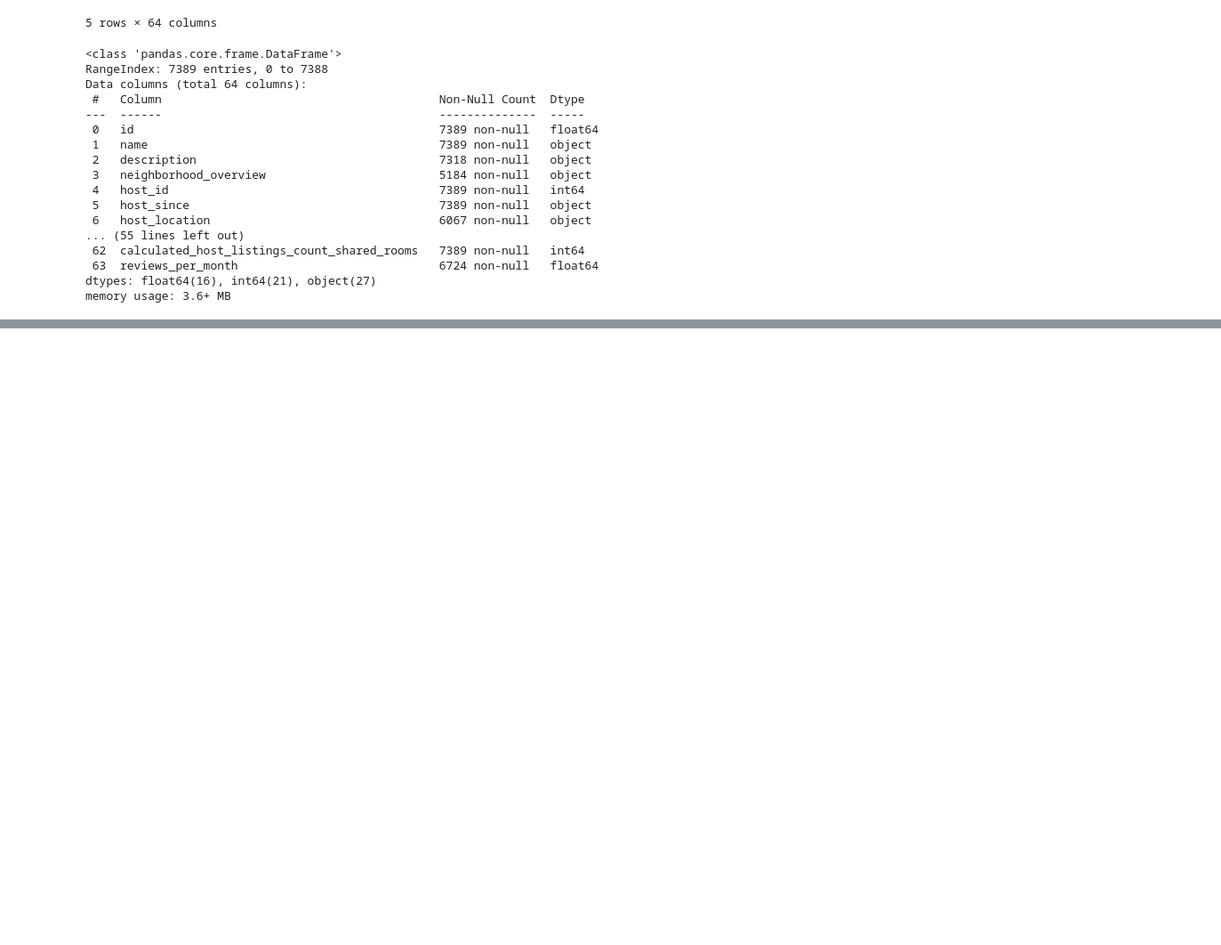
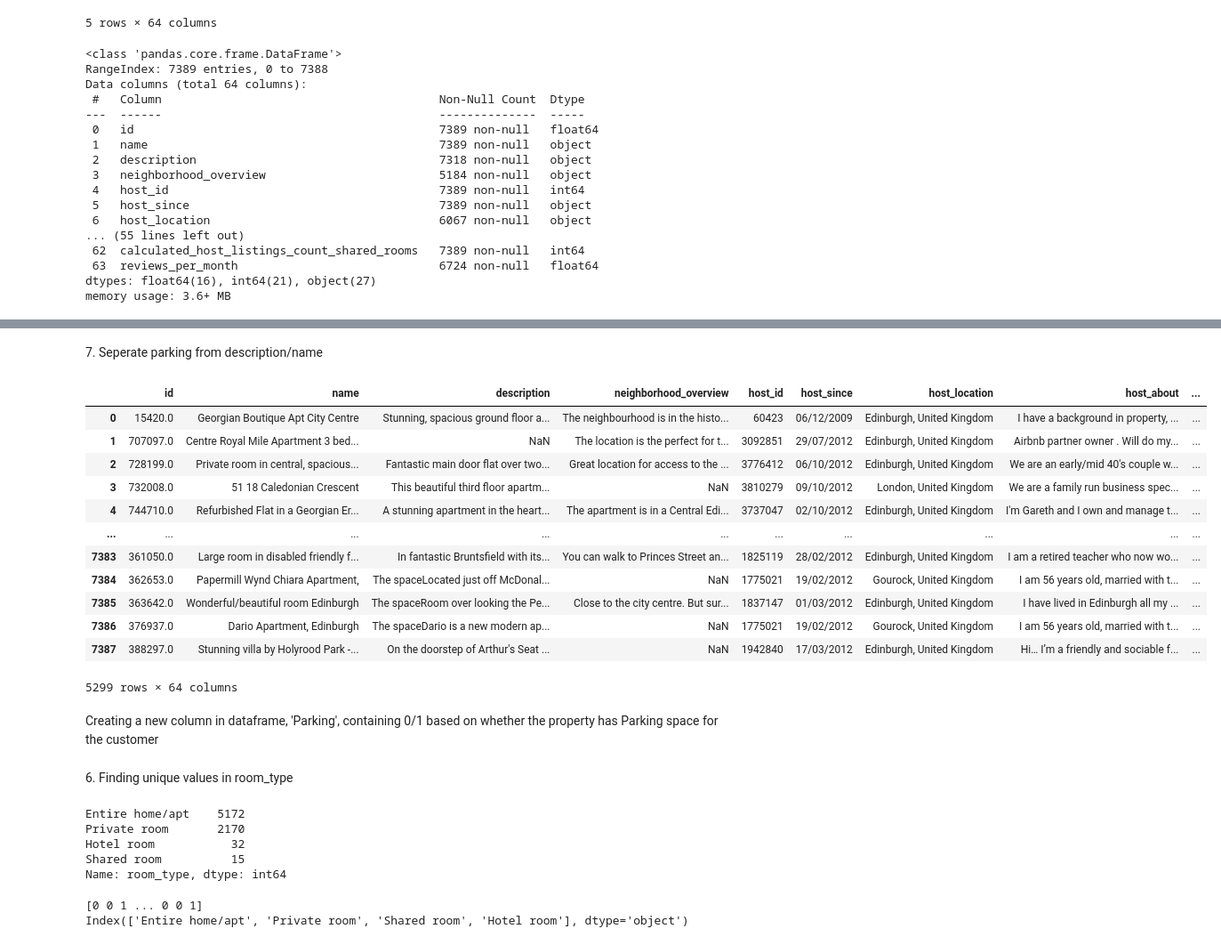
Before and after one commit to Arnesh997/FDS-Airbnb, a Jupyter notebook: arnesh.ipynb, the cells around one changed output, grey strips where cells are left out. Shown at 89% size. Saved outputs shown, nothing was run; the diff lists cells and outputs as text; code cells hidden in the pictures; blank space fills up the shorter version.

```diff
--- a/arnesh.ipynb
+++ b/arnesh.ipynb
@@ -48,0 +58,14 @@ memory usage: 3.6+ MB
+# %%
+from bs4 import BeautifulSoup
+# define a function to remove HTML tags from a string
+def remove_html_tags(text):
+    if pd.isna(text):
+        return text
+    soup = BeautifulSoup(text, 'html.parser')
+    return soup.get_text()
+
+# apply the function to the "description" column
+listings_df['description'] = listings_df['description'].apply(remove_html_tags)
+
+# print the updated dataframe
+listings_df['description']
@@ -48,0 +85,22 @@ memory usage: 3.6+ MB
+# %% [markdown]
+<p>7. Seperate parking from description/name</p>
+# %%
+parking_rows = listings_df[(listings_df['name'].str.contains('parking', case=False)) |
+                           (listings_df['amenities'].apply(lambda x: 'parking' in x))]
+parking_rows
+# %% [output]
+|  | id | name | description | neighborhood_overview | host_id | host_since | host_location | host_about | ... |
+| 0 | 15420.0 | Georgian Boutique Apt City Centre | Stunning, spacious ground floor a... | The neighbourhood is in the histo... | 60423 | 06/12/2009 | Edinburgh, United Kingdom | I have a background in property, ... | ... |
+| 1 | 707097.0 | Centre Royal Mile Apartment 3 bed... | NaN | The location is the perfect for t... | 3092851 | 29/07/2012 | Edinburgh, United Kingdom | Airbnb partner owner . Will do my... | ... |
+| 2 | 728199.0 | Private room in central, spacious... | Fantastic main door flat over two... | Great location for access to the ... | 3776412 | 06/10/2012 | Edinburgh, United Kingdom | We are an early/mid 40's couple w... | ... |
+| 3 | 732008.0 | 51 18 Caledonian Crescent | This beautiful third floor apartm... | NaN | 3810279 | 09/10/2012 | London, United Kingdom | We are a family run business spec... | ... |
+| 4 | 744710.0 | Refurbished Flat in a Georgian Er... | A stunning apartment in the heart... | The apartment is in a Central Edi... | 3737047 | 02/10/2012 | Edinburgh, United Kingdom | I'm Gareth and I own and manage t... | ... |
+| ... | ... | ... | ... | ... | ... | ... | ... | ... | ... |
+| 7383 | 361050.0 | Large room in disabled friendly f... | In fantastic Bruntsfield with its... | You can walk to Princes Street an... | 1825119 | 28/02/2012 | Edinburgh, United Kingdom | I am a retired teacher who now wo... | ... |
+| 7384 | 362653.0 | Papermill Wynd Chiara Apartment, | The spaceLocated just off McDonal... | NaN | 1775021 | 19/02/2012 | Gourock, United Kingdom | I am 56 years old, married with t... | ... |
+| 7385 | 363642.0 | Wonderful/beautiful room Edinburgh | The spaceRoom over looking the Pe... | Close to the city centre. But sur... | 1837147 | 01/03/2012 | Edinburgh, United Kingdom | I have lived in Edinburgh all my ... | ... |
+| 7386 | 376937.0 | Dario Apartment, Edinburgh | The spaceDario is a new modern ap... | NaN | 1775021 | 19/02/2012 | Gourock, United Kingdom | I am 56 years old, married with t... | ... |
+| 7387 | 388297.0 | Stunning villa by Holyrood Park -... | On the doorstep of Arthur's Seat ... | NaN | 1942840 | 17/03/2012 | Edinburgh, United Kingdom | Hi… I’m a friendly and sociable f... | ... |
+5299 rows × 64 columns
+# %% [markdown]
+Creating a new column in dataframe, 'Parking', containing 0/1 based on whether the property has Parking space for the customer
@@ -48,0 +110,23 @@ memory usage: 3.6+ MB
+# %% [markdown]
+<p>6. Finding unique values in room_type
+</p>
+# %%
+room_type_counts = listings_df['room_type'].value_counts()
+room_type_counts
+# %% [output]
+Entire home/apt    5172
+Private room       2170
+Hotel room           32
+Shared room          15
+Name: room_type, dtype: int64
+# %%
+room_type_labels, room_type_unique = pd.factorize(listings_df['room_type'])
+
+# replace the property type text with the assigned labels
+listings_df['room_type_num'] = room_type_labels
+print(room_type_labels)
+print(room_type_unique)
+listings_df.to_csv('/Users/arneshsaha/Desktop/AirBnb/datasets/cleaned.csv')
+# %% [output]
+[0 0 1 ... 0 0 1]
+Index(['Entire home/apt', 'Private room', 'Shared room', 'Hotel room'], dtype='object')
```
Also changed, not shown: parts of 9 cells of this notebook, 1 other file.
